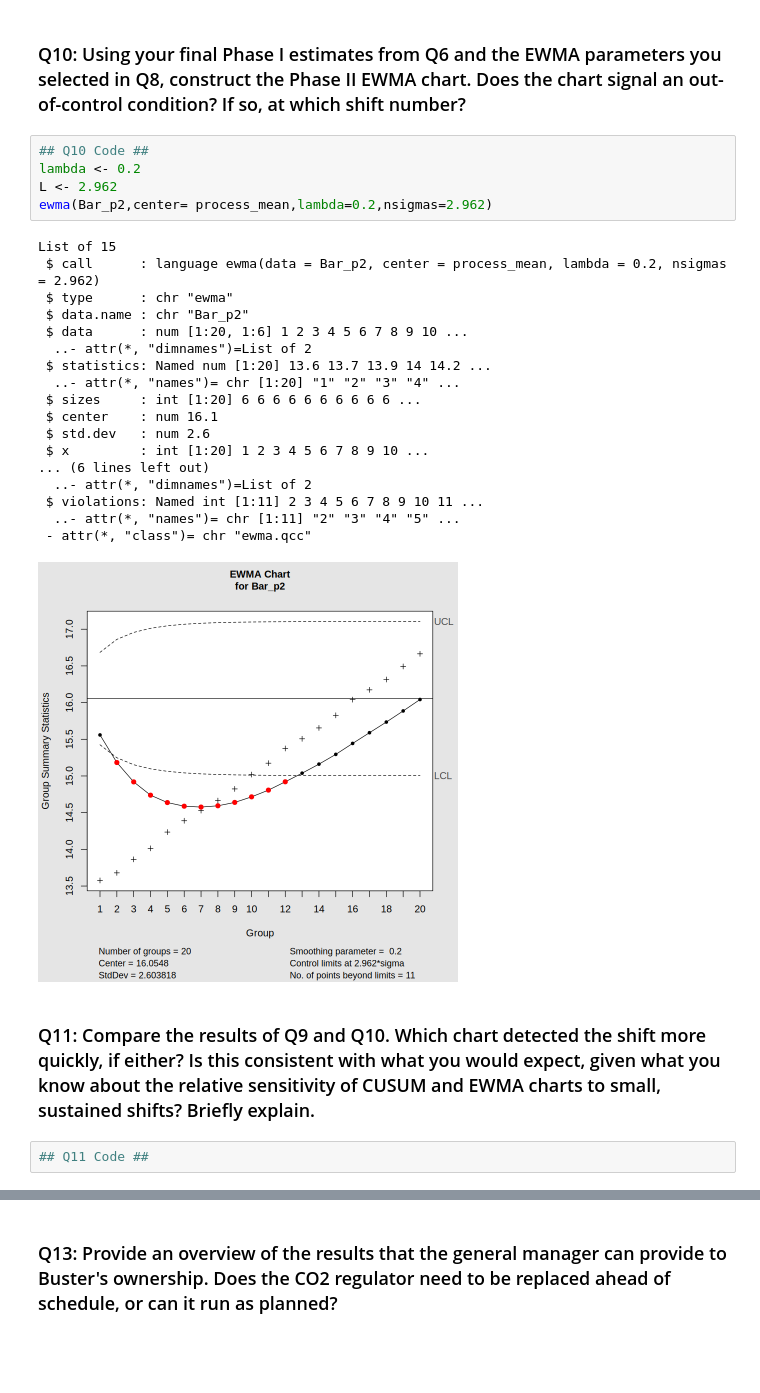
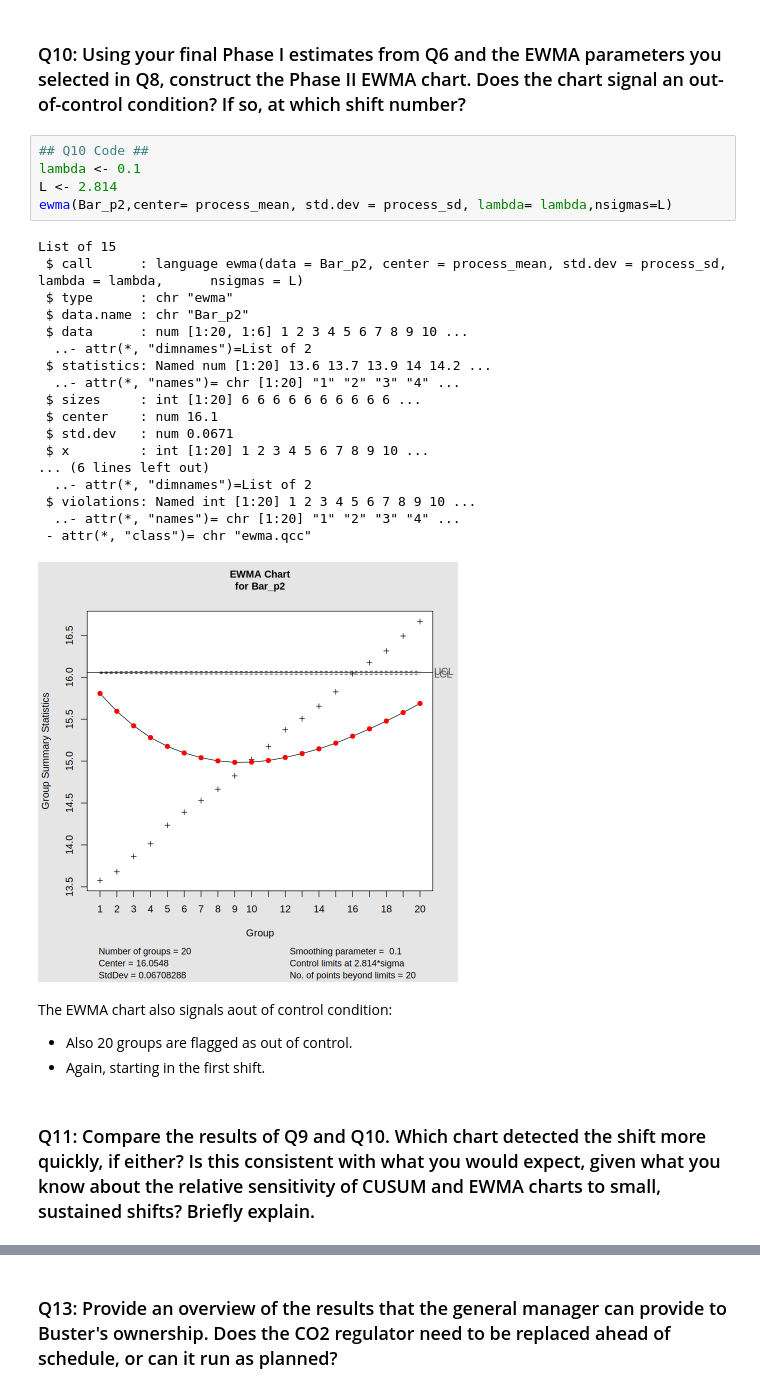
Before and after one commit to tchoud227/STAT-7110-Quality-Control, a Jupyter notebook: Assignments/HW2/STAT-7110-HW2.ipynb, the cells around one changed output, grey strips where cells are left out. Cells and saved outputs as stored; diff of their text form; blank space fills up the shorter version.

```diff
--- a/Assignments/HW2/STAT-7110-HW2.ipynb
+++ b/Assignments/HW2/STAT-7110-HW2.ipynb
@@ -264,29 +264,31 @@ List of 14
 ### Q10: Using your final Phase I estimates from Q6 and the EWMA parameters you selected in Q8, construct the Phase II EWMA chart. Does the chart signal an out-of-control condition? If so, at which shift number?
 # %%
 ## Q10 Code ##
-lambda <- 0.2
-L <- 2.962
-ewma(Bar_p2,center= process_mean,lambda=0.2,nsigmas=2.962)
+lambda <- 0.1
+L <- 2.814
+ewma(Bar_p2,center= process_mean, std.dev = process_sd, lambda= lambda,nsigmas=L)
 # %% [output]
 List of 15
- $ call      : language ewma(data = Bar_p2, center = process_mean, lambda = 0.2, nsigmas = 2.962)
+ $ call      : language ewma(data = Bar_p2, center = process_mean, std.dev = process_sd, lambda = lambda,      nsigmas = L)
  $ type      : chr "ewma"
  $ data.name : chr "Bar_p2"
  $ data      : num [1:20, 1:6] 1 2 3 4 5 6 7 8 9 10 ...
   ..- attr(*, "dimnames")=List of 2
  $ statistics: Named num [1:20] 13.6 13.7 13.9 14 14.2 ...
   ..- attr(*, "names")= chr [1:20] "1" "2" "3" "4" ...
  $ sizes     : int [1:20] 6 6 6 6 6 6 6 6 6 6 ...
  $ center    : num 16.1
- $ std.dev   : num 2.6
+ $ std.dev   : num 0.0671
  $ x         : int [1:20] 1 2 3 4 5 6 7 8 9 10 ...
 ... (6 lines left out)
   ..- attr(*, "dimnames")=List of 2
- $ violations: Named int [1:11] 2 3 4 5 6 7 8 9 10 11 ...
-  ..- attr(*, "names")= chr [1:11] "2" "3" "4" "5" ...
+ $ violations: Named int [1:20] 1 2 3 4 5 6 7 8 9 10 ...
+  ..- attr(*, "names")= chr [1:20] "1" "2" "3" "4" ...
  - attr(*, "class")= chr "ewma.qcc"
-[figure, old version]
+[figure, new version]
+# %% [markdown]
+The EWMA chart also signals aout of control condition:
+- Also 20 groups are flagged as out of control.
+- Again, starting in the first shift.
 # %% [markdown]
 ### Q11: Compare the results of Q9 and Q10. Which chart detected the shift more quickly, if either? Is this consistent with what you would expect, given what you know about the relative sensitivity of CUSUM and EWMA charts to small, sustained shifts? Briefly explain.
-# %%
-## Q11 Code ##
```
Also changed, not shown: parts of 8 cells of this notebook.
